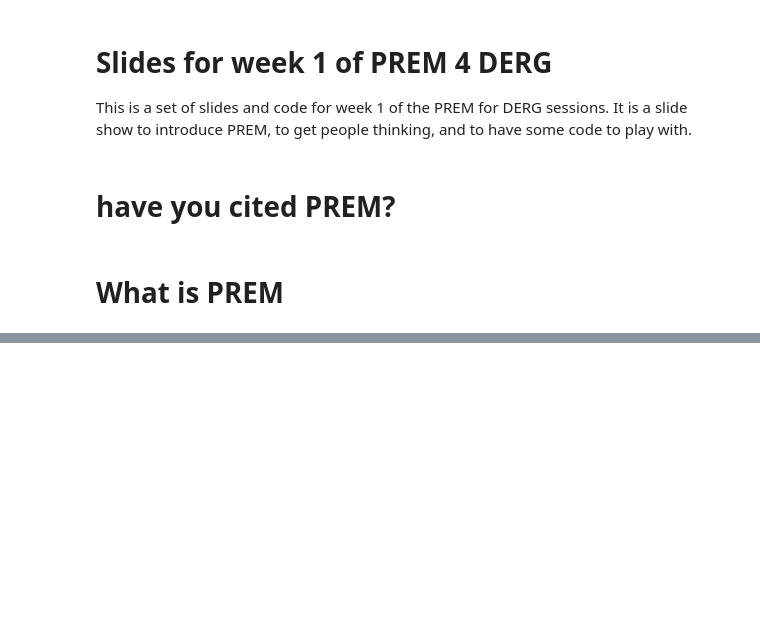
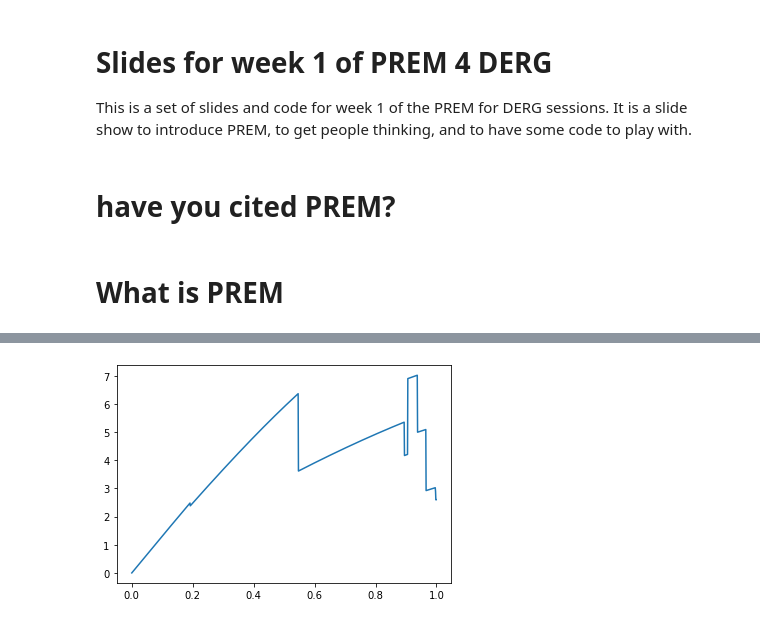
Before and after one commit to andreww/prem4derg, a Jupyter notebook: week_1_talk/week_1_slides.ipynb, the cells around one changed output, grey strips where cells are left out. Cells and saved outputs as stored; diff of their text form; code cells hidden in the pictures; blank space fills up the shorter version.

```diff
--- a/week_1_talk/week_1_slides.ipynb
+++ b/week_1_talk/week_1_slides.ipynb
@@ -135,0 +176,11 @@ plt.show()
+# %%
+prem_density_antideriv = prem.density_poly.antiderivative()
+# %%
+fig, ax = plt.subplots()
+
+rs = np.arange(0, 1, 0.001)
+ax.plot(rs, prem_density_antideriv(rs))
+
+plt.show()
+# %% [output]
+[figure, added]
```
Also changed, not shown: parts of 4 cells of this notebook.
